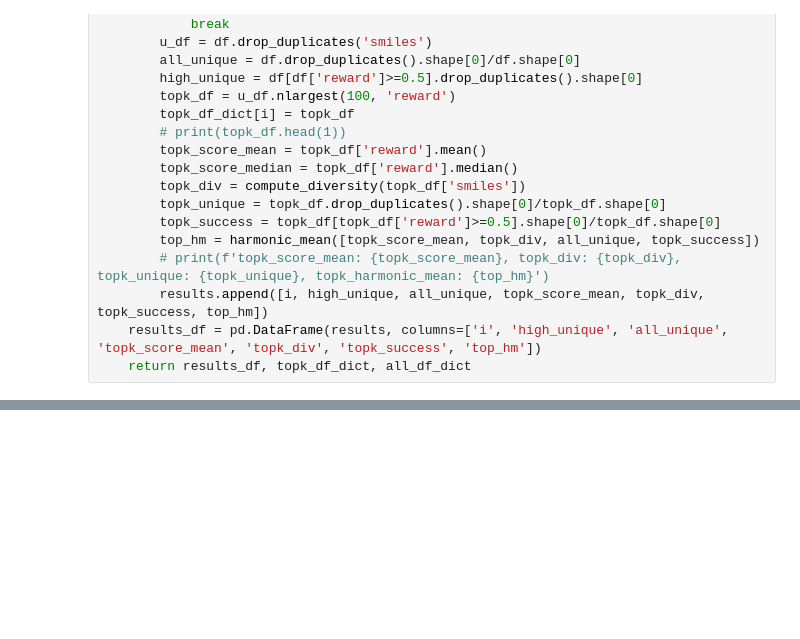
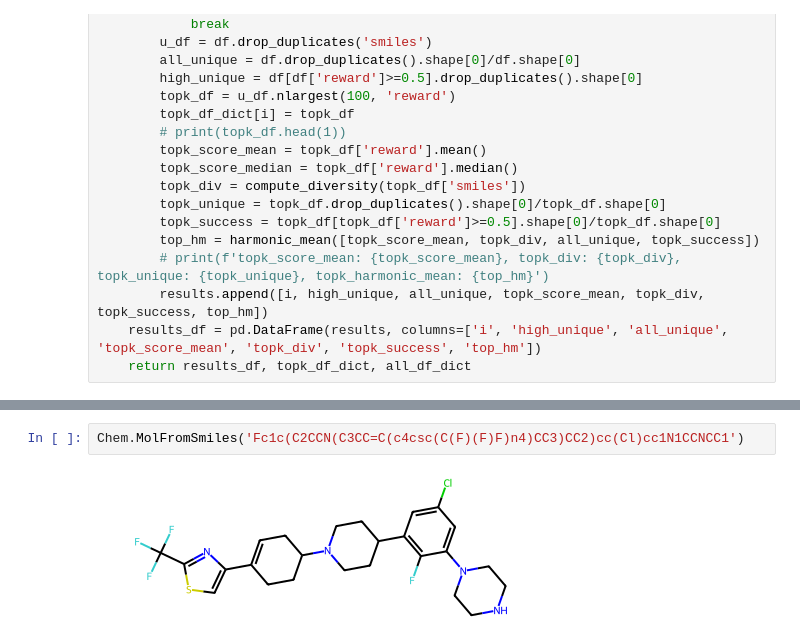
Before and after one commit to HwanheeKim813/LeakGFN, a Jupyter notebook: results.ipynb, the cells around one changed output, grey strips where cells are left out. Drawn from its saved outputs; the diff is of its cells as text; blank space fills up the shorter version.

```diff
--- a/results.ipynb
+++ b/results.ipynb
@@ -158 +819,5 @@ df.T.describe()
+# %%
+Chem.MolFromSmiles('Fc1c(C2CCN(C3CC=C(c4csc(C(F)(F)F)n4)CC3)CC2)cc(Cl)cc1N1CCNCC1')
+# %% [output]
+[figure, added]
 # %%
```
Also changed, not shown: parts of 10 cells of this notebook, 55 other files.
